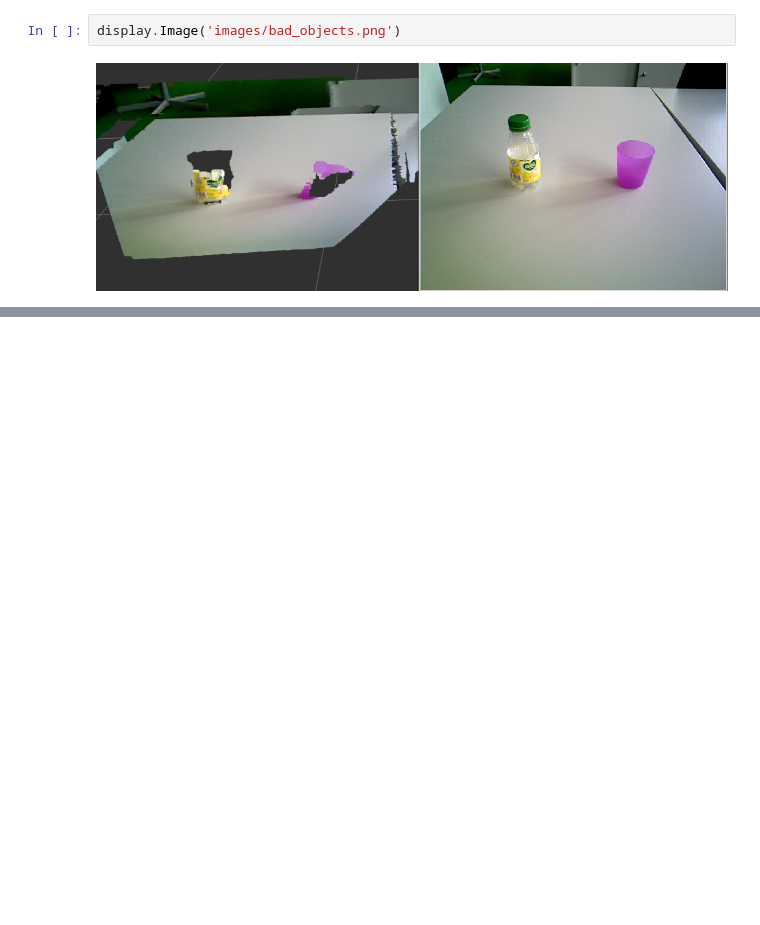
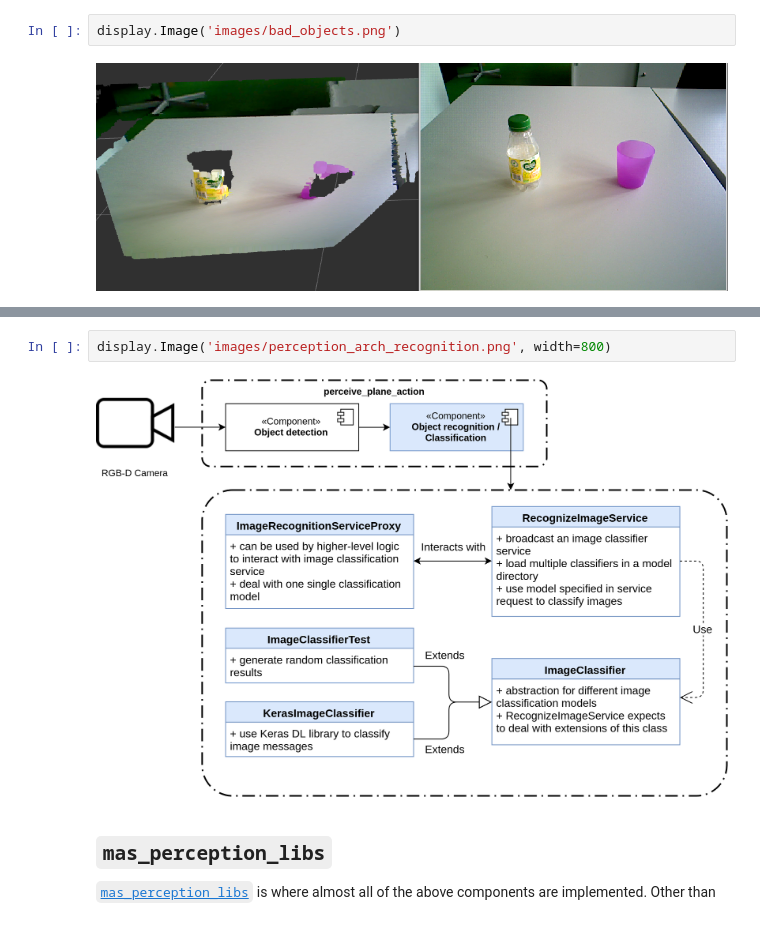
Before and after one commit to b-it-bots/mas_tutorials, a Jupyter notebook: domestic_robotics/perception.ipynb, the cells around one changed output, grey strips where cells are left out. Cells and saved outputs as stored; diff of their text form; blank space fills up the shorter version.

Commit message:
add recognition figure and section

```diff
--- a/domestic_robotics/perception.ipynb
+++ b/domestic_robotics/perception.ipynb
@@ -47,0 +58,8 @@ Possible improvements for the object detection architecture:
+# %%
+display.Image('images/perception_arch_recognition.png', width=800)
+# %% [output]
+[figure, added]
+# %% [markdown]
+## `mas_perception_libs`
+
+[`mas_perception_libs`](https://github.com/b-it-bots/mas_perception/blob/devel/mas_perception_libs/) is where almost all of the above components are implemented. Other than
```
Also changed, not shown: parts of 6 cells of this notebook, 6 other files.
